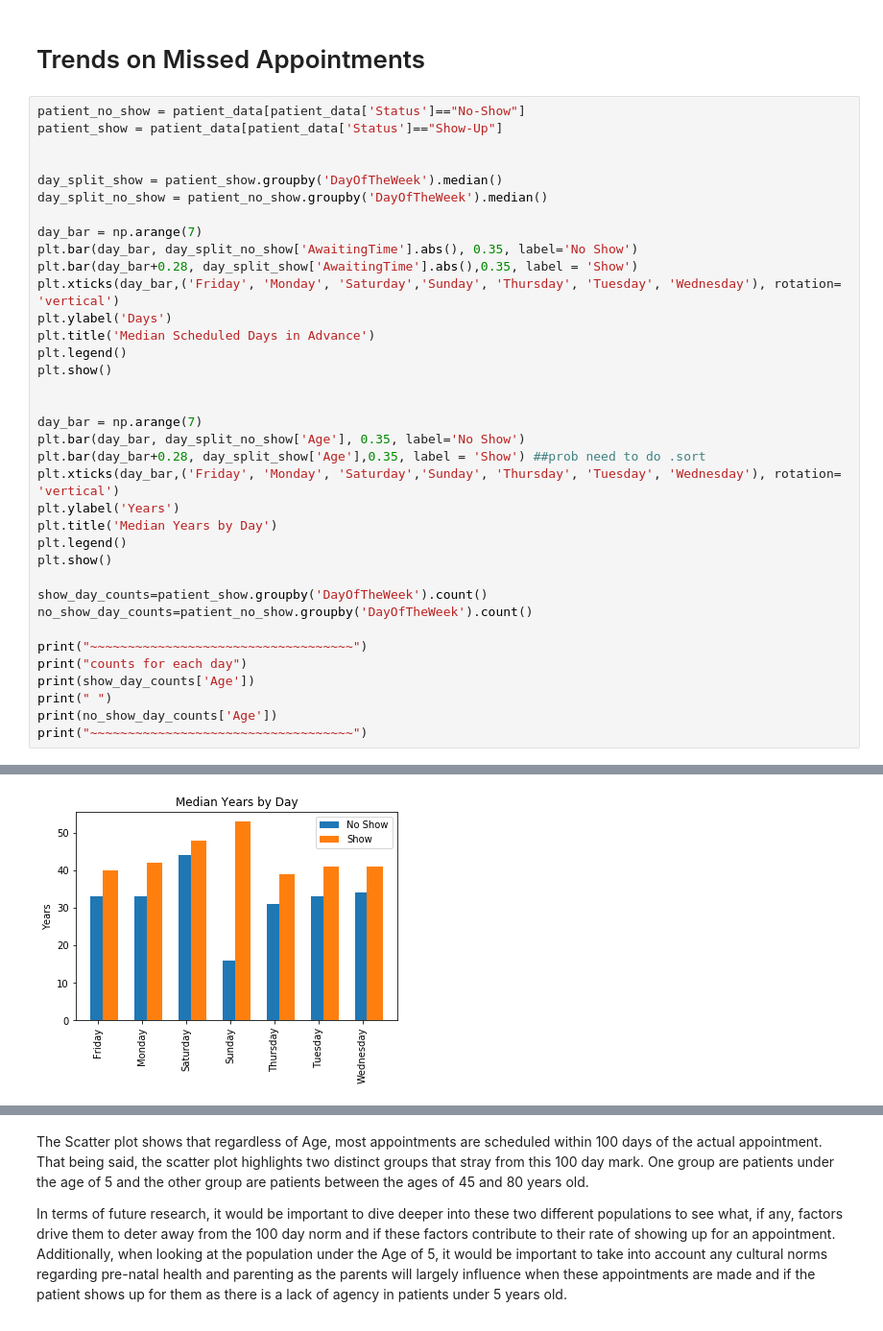
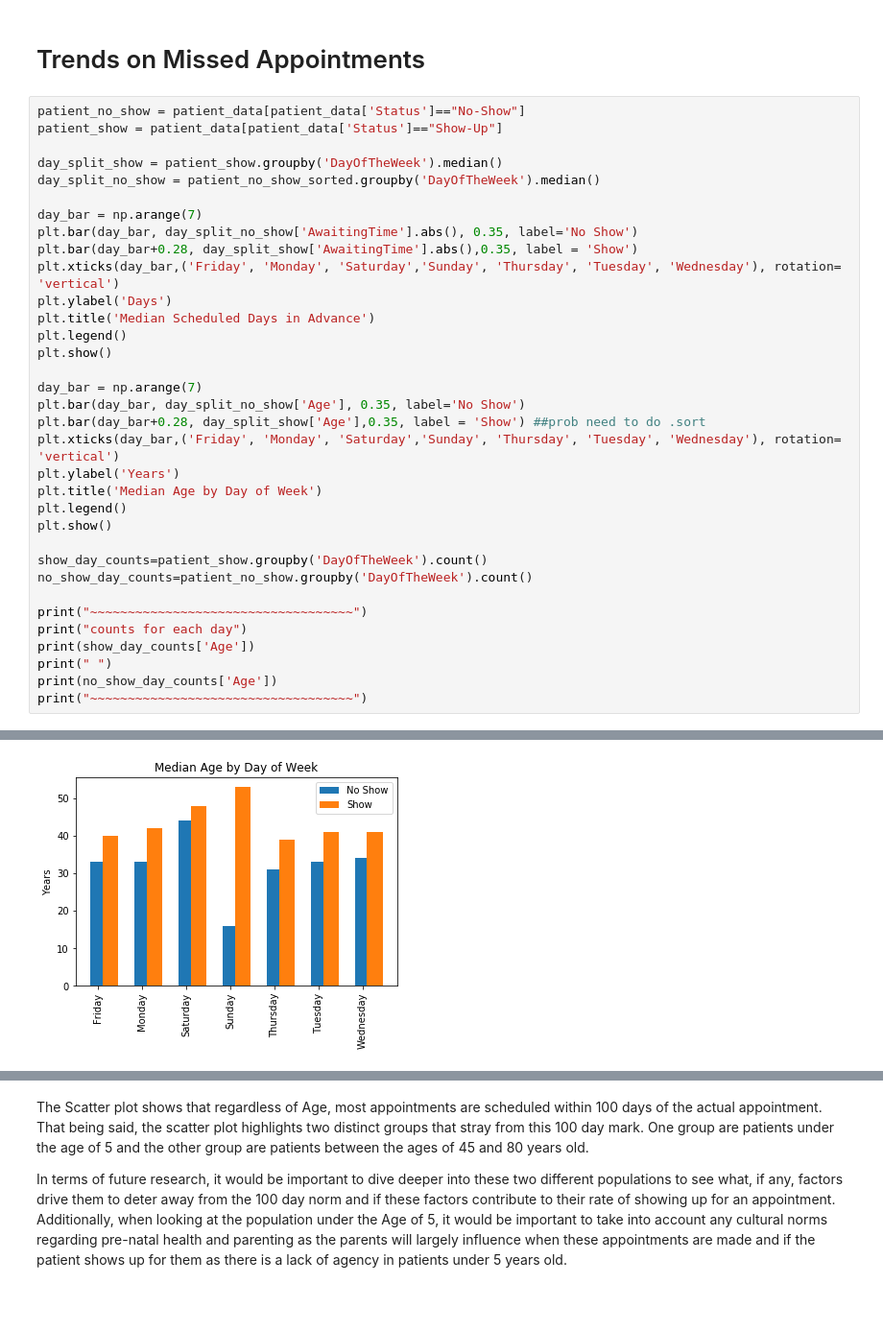
Before and after one commit to sbschechner/DataScienceCapstone, a Jupyter notebook: Capstone - Patient Data.ipynb, the cells around one changed output, grey strips where cells are left out. Shown: that part at 96% size. Saved outputs shown, nothing was run; the diff lists cells and outputs as text.

```diff
--- a/Capstone - Patient Data.ipynb
+++ b/Capstone - Patient Data.ipynb
@@ -135,41 +141,39 @@ maybe just the point that this population is a normal one and not of a specializ
 patient_no_show = patient_data[patient_data['Status']=="No-Show"]
 patient_show = patient_data[patient_data['Status']=="Show-Up"]
 
-
 day_split_show = patient_show.groupby('DayOfTheWeek').median()
-day_split_no_show = patient_no_show.groupby('DayOfTheWeek').median()
+day_split_no_show = patient_no_show_sorted.groupby('DayOfTheWeek').median()
 
 day_bar = np.arange(7)
 plt.bar(day_bar, day_split_no_show['AwaitingTime'].abs(), 0.35, label='No Show')
 plt.bar(day_bar+0.28, day_split_show['AwaitingTime'].abs(),0.35, label = 'Show')
 plt.xticks(day_bar,('Friday', 'Monday', 'Saturday','Sunday', 'Thursday', 'Tuesday', 'Wednesday'), rotation= 'vertical')
 plt.ylabel('Days')
 plt.title('Median Scheduled Days in Advance')
 plt.legend()
 plt.show()
 
-
 day_bar = np.arange(7)
 plt.bar(day_bar, day_split_no_show['Age'], 0.35, label='No Show')
 plt.bar(day_bar+0.28, day_split_show['Age'],0.35, label = 'Show') ##prob need to do .sort
 plt.xticks(day_bar,('Friday', 'Monday', 'Saturday','Sunday', 'Thursday', 'Tuesday', 'Wednesday'), rotation= 'vertical')
 plt.ylabel('Years')
-plt.title('Median Years by Day')
+plt.title('Median Age by Day of Week')
 plt.legend()
 plt.show()
 
 show_day_counts=patient_show.groupby('DayOfTheWeek').count()
 no_show_day_counts=patient_no_show.groupby('DayOfTheWeek').count()
 
 print("~~~~~~~~~~~~~~~~~~~~~~~~~~~~~~~~~~~")
 print("counts for each day")
 print(show_day_counts['Age'])
 print(" ")
 print(no_show_day_counts['Age'])
 print("~~~~~~~~~~~~~~~~~~~~~~~~~~~~~~~~~~~")
 # %% [output]
 [figure]
-[figure, old version]
+[figure, new version]
 ~~~~~~~~~~~~~~~~~~~~~~~~~~~~~~~~~~~
 counts for each day
 DayOfTheWeek
```
Also changed, not shown: parts of 8 cells of this notebook.
